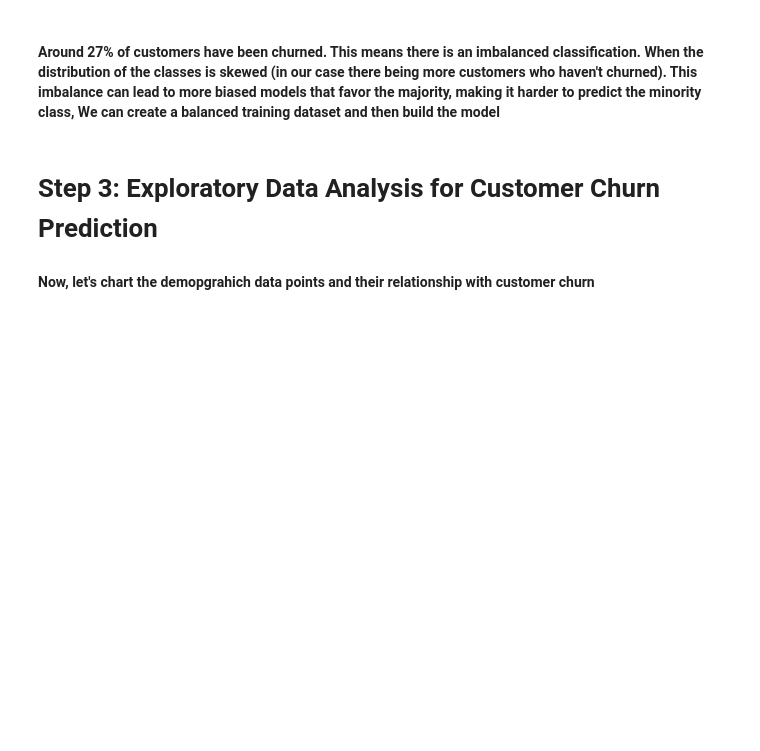
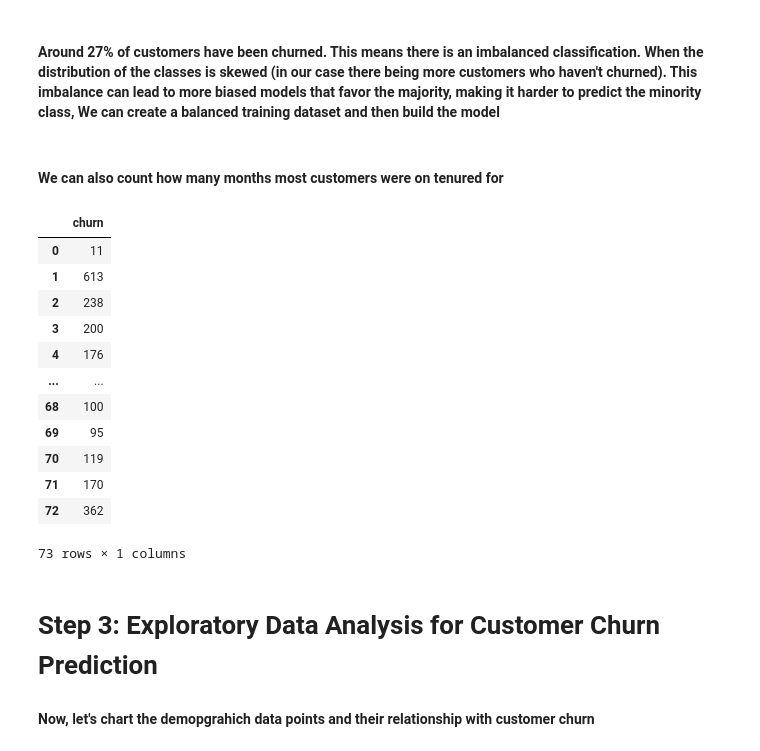
Before and after one commit to Yush10/customer-churn, a Jupyter notebook: Customer_Churn_Predictor.ipynb, the cells around one changed output. Drawn from its saved outputs; the diff is of its cells as text; code cells hidden in the pictures; blank space fills up the shorter version.

```diff
--- a/Customer_Churn_Predictor.ipynb
+++ b/Customer_Churn_Predictor.ipynb
@@ -138,6 +114,24 @@ ps.sqldf("select count(*) AS churn from df group by churn")
 | 1 | 1869 |
 # %% [markdown]
 #### Around 27% of customers have been churned. This means there is an imbalanced classification. When the distribution of the classes is skewed (in our case there being more customers who haven't churned). This imbalance can lead to more biased models that favor the majority, making it harder to predict the minority class, We can create a balanced training dataset and then build the model
+# %% [markdown]
+#### We can also count how many months most customers were on tenured for
+# %%
+ps.sqldf("select count(*) AS churn from df group by tenure")
+# %% [output]
+|  | churn |
+| 0 | 11 |
+| 1 | 613 |
+| 2 | 238 |
+| 3 | 200 |
+| 4 | 176 |
+| ... | ... |
+| 68 | 100 |
+| 69 | 95 |
+| 70 | 119 |
+| 71 | 170 |
+| 72 | 362 |
+73 rows × 1 columns
 # %% [markdown]
 # Step 3: Exploratory Data Analysis for Customer Churn Prediction
 #### Now, let's chart the demopgrahich data points and their relationship with customer churn
```
Also changed, not shown: parts of 10 cells of this notebook.
